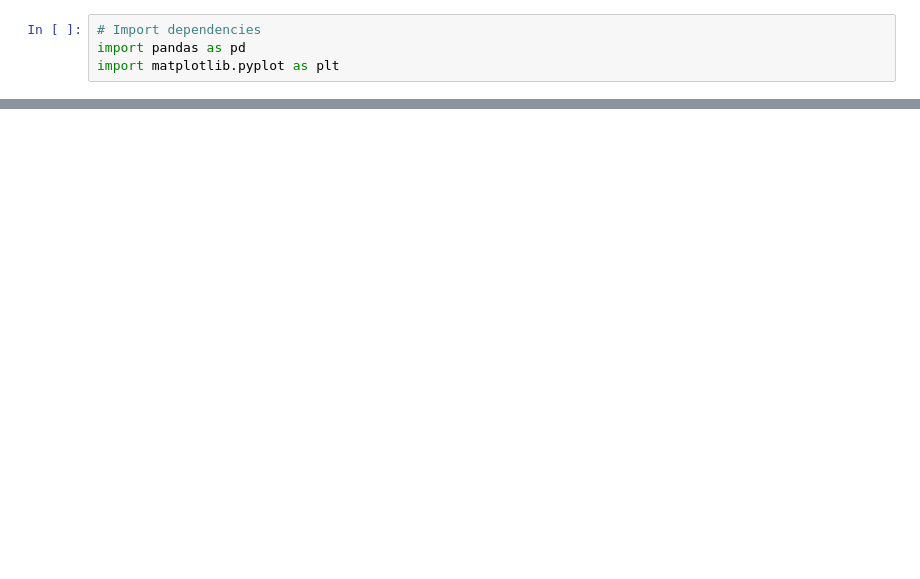
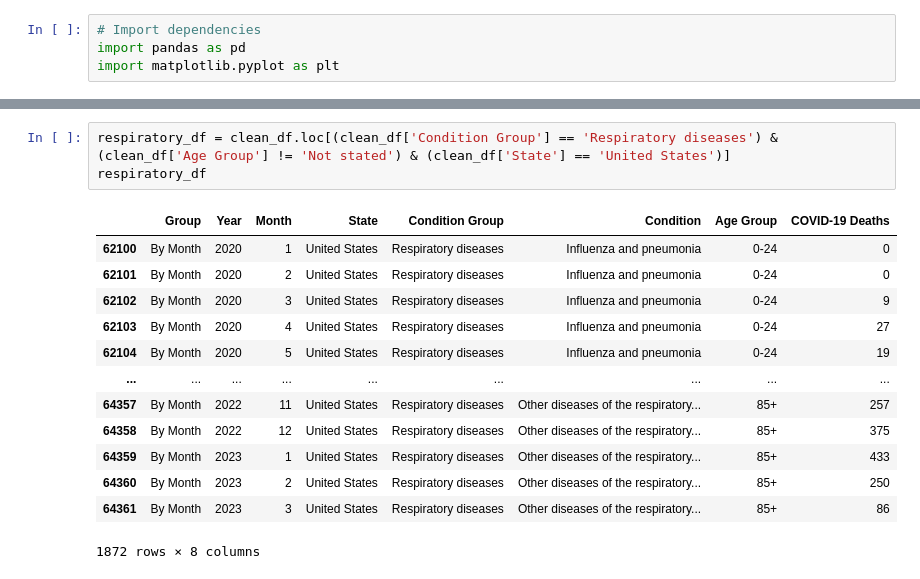
Before and after one commit to willbang548/Group_1, a Jupyter notebook: main.ipynb, the cells around one changed output, grey strips where cells are left out. Saved outputs shown, nothing was run; the diff lists cells and outputs as text; blank space fills up the shorter version.

```diff
--- a/main.ipynb
+++ b/main.ipynb
@@ -33,0 +41,17 @@ clean_df.head()
+# %%
+respiratory_df = clean_df.loc[(clean_df['Condition Group'] == 'Respiratory diseases') & (clean_df['Age Group'] != 'Not stated') & (clean_df['State'] == 'United States')]
+respiratory_df
+# %% [output]
+|  | Group | Year | Month | State | Condition Group | Condition | Age Group | COVID-19 Deaths |
+| 62100 | By Month | 2020 | 1 | United States | Respiratory diseases | Influenza and pneumonia | 0-24 | 0 |
+| 62101 | By Month | 2020 | 2 | United States | Respiratory diseases | Influenza and pneumonia | 0-24 | 0 |
+| 62102 | By Month | 2020 | 3 | United States | Respiratory diseases | Influenza and pneumonia | 0-24 | 9 |
+| 62103 | By Month | 2020 | 4 | United States | Respiratory diseases | Influenza and pneumonia | 0-24 | 27 |
+| 62104 | By Month | 2020 | 5 | United States | Respiratory diseases | Influenza and pneumonia | 0-24 | 19 |
+| ... | ... | ... | ... | ... | ... | ... | ... | ... |
+| 64357 | By Month | 2022 | 11 | United States | Respiratory diseases | Other diseases of the respiratory... | 85+ | 257 |
+| 64358 | By Month | 2022 | 12 | United States | Respiratory diseases | Other diseases of the respiratory... | 85+ | 375 |
+| 64359 | By Month | 2023 | 1 | United States | Respiratory diseases | Other diseases of the respiratory... | 85+ | 433 |
+| 64360 | By Month | 2023 | 2 | United States | Respiratory diseases | Other diseases of the respiratory... | 85+ | 250 |
+| 64361 | By Month | 2023 | 3 | United States | Respiratory diseases | Other diseases of the respiratory... | 85+ | 86 |
+1872 rows × 8 columns
```
Also changed, not shown: parts of 13 cells of this notebook.
